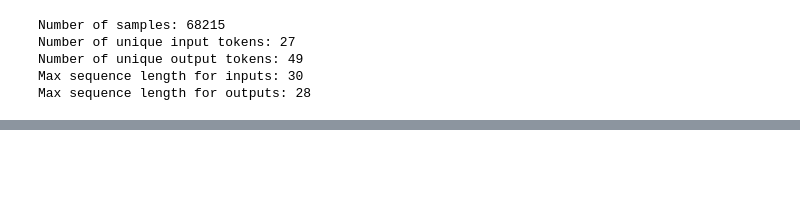
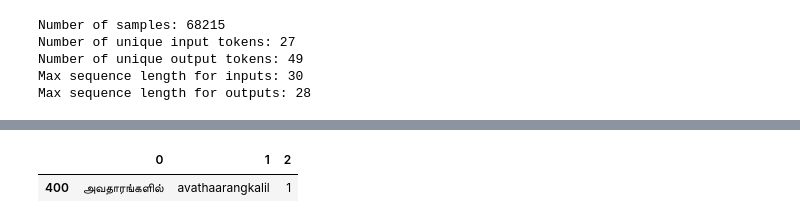
Before and after one commit to kodikarthik21/CS6910---Fundamentals-of-Deep-Learning, a Jupyter notebook: Assignment03/seq2seq_without_Attention.ipynb, the cells around one changed output, grey strips where cells are left out. Cells and saved outputs as stored; diff of their text form; code cells hidden in the pictures; blank space fills up the shorter version.

```diff
--- a/Assignment03/seq2seq_without_Attention.ipynb
+++ b/Assignment03/seq2seq_without_Attention.ipynb
@@ -389,0 +793,5 @@ WARNING:tensorflow:Layer decoder_2 will not use cuDNN kernel since it doesn't me
+# %%
+test_df[400:401]
+# %% [output]
+|  | 0 | 1 | 2 |
+| 400 | அவதாரங்களில் | avathaarangkalil | 1 |
```
Also changed, not shown: parts of 44 cells of this notebook.
